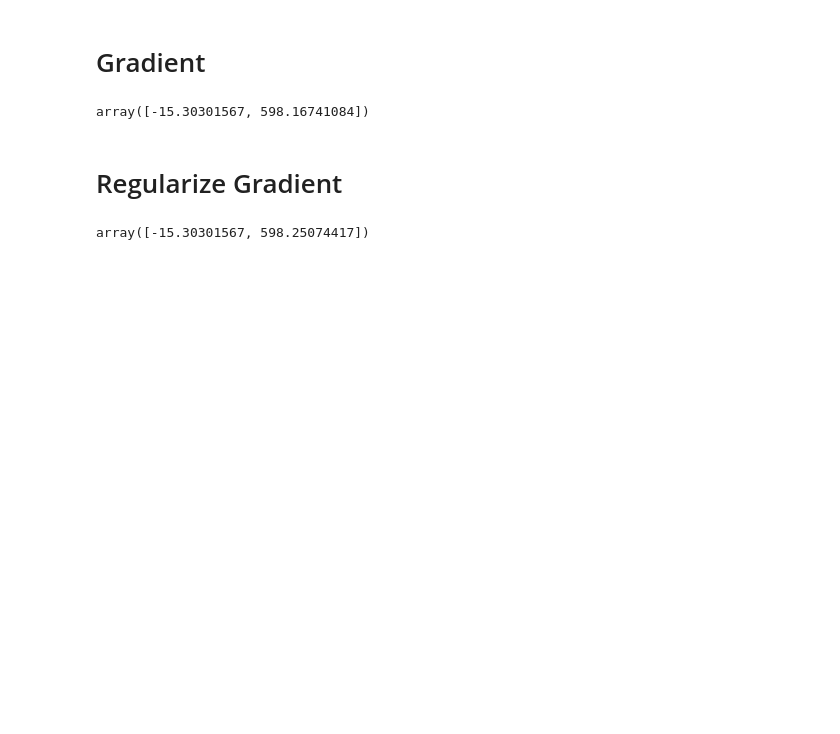
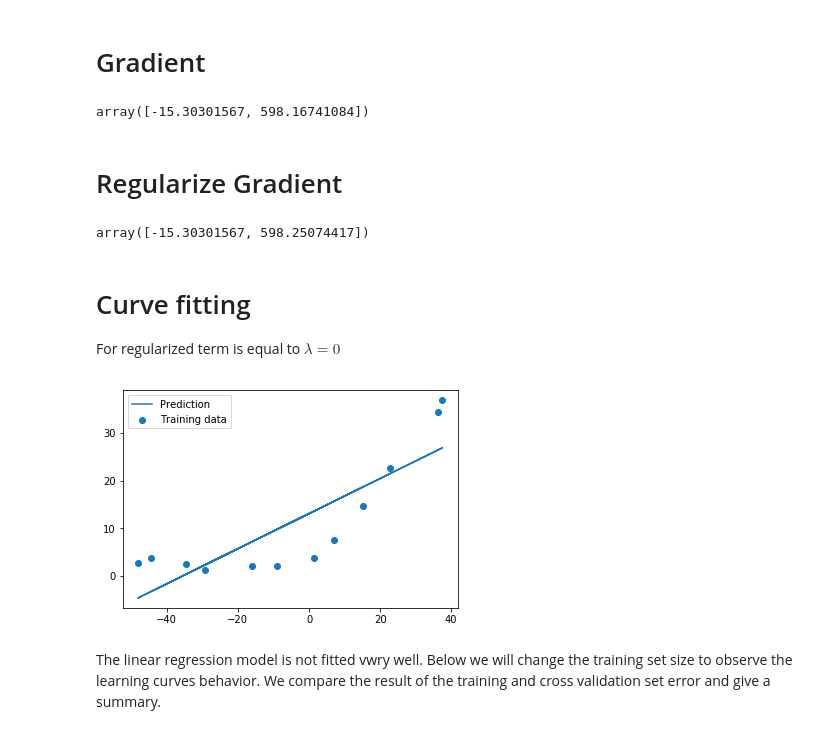
Before and after one commit to Kuan-Ru-Chiou/Coursera-ML-AndrewNg, a Jupyter notebook: exercise5/Untitled.ipynb, the cells around one changed output. Cells and saved outputs as stored; diff of their text form; code cells hidden in the pictures; blank space fills up the shorter version.

```diff
--- a/exercise5/Untitled.ipynb
+++ b/exercise5/Untitled.ipynb
@@ -83,3 +83,27 @@ def regularized_gradient(theta, X, y, l=1):
 regularized_gradient(theta, X, y) #check the output for a given theta, x and y
 # %% [output]
 array([-15.30301567, 598.25074417])
+# %% [markdown]
+# Curve fitting
+ For regularized term is equal to $\lambda=0$
+# %%
+def linear_regression_np(X, y, l=1):
+    """linear regression
+    args:
+        X: feature matrix, (m, n+1) # with incercept x0=1
+        y: target vector, (m, )
+        l: lambda constant for regularization
+
+    return: trained parameters
+    """
+    # init theta
+    theta = np.ones(X.shape[1])
+
+    # train it
+    res = opt.minimize(fun=regularized_cost,
+                       x0=theta,
+                       args=(X, y, l),
+                       method='TNC',
+                       jac=regularized_gradient,
+                       options={'disp': True})
+    return res
@@ -85,0 +117,16 @@ array([-15.30301567, 598.25074417])
+# %%
+theta = np.ones(X.shape[0])
+
+final_theta = linear_regression_np(X, y, l=0).get('x')
+# %%
+b = final_theta[0] # intercept
+m = final_theta[1] # slope
+
+plt.scatter(X[:,1], y, label="Training data")
+plt.plot(X[:, 1], X[:, 1]*m + b, label="Prediction")
+plt.legend(loc=2)
+plt.show()
+# %% [output]
+[figure, added]
+# %% [markdown]
+The linear regression model is not fitted vwry well. Below we will change the training set size to observe the learning curves behavior. We compare the result of the training and cross validation set error and give a summary.
```
Also changed, not shown: parts of 6 cells of this notebook.
